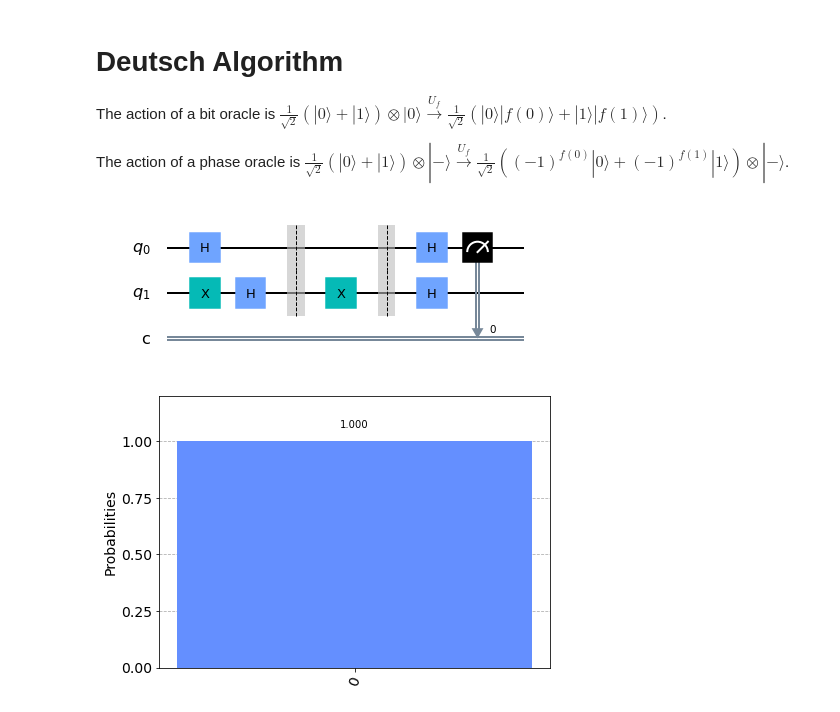
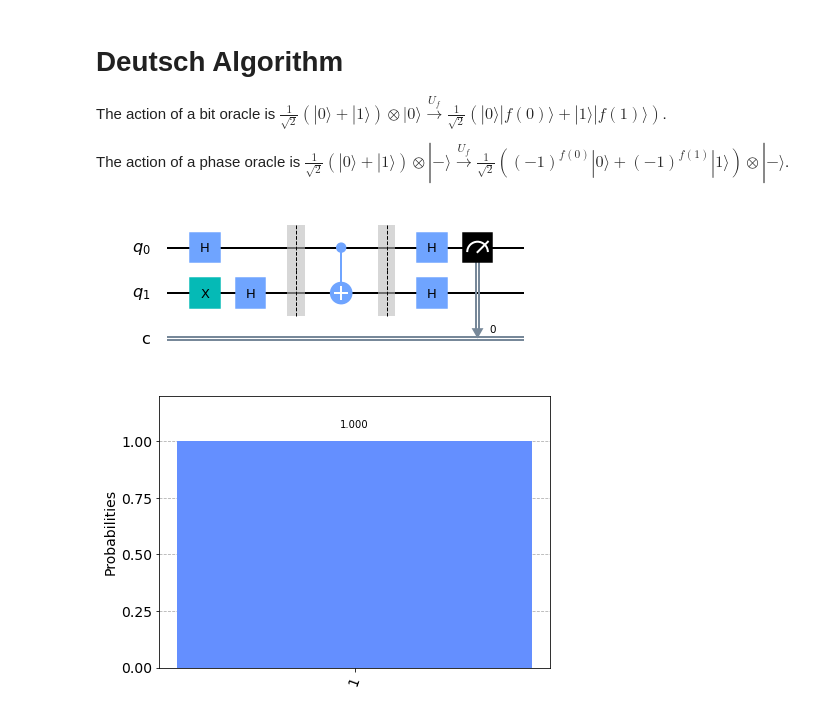
Before and after one commit to gitkarma/quantum-computing-course, a Jupyter notebook: notebooks/algorithms.ipynb, the cells around one changed output. Drawn from its saved outputs; the diff is of its cells as text; code cells hidden in the pictures.

```diff
--- a/notebooks/algorithms.ipynb
+++ b/notebooks/algorithms.ipynb
@@ -102,20 +104,20 @@ The action of a phase oracle is  $\frac{1}{\sqrt{2}}(|0\rangle + |1\rangle)\otim
 # %%
 qc_d = QuantumCircuit(2,1) # (num_qubits, num_bits)
 # last qubit in state |1>
 qc_d.x(1)
 # Hadamard everything before
 qc_d.h(range(2))
 qc_d.barrier()
 # Extend the citcuit with the oracle here
-qc_d.extend(f3_oracle)
+qc_d.extend(f1_oracle)
 qc_d.barrier()
 # Hadamard everything after
 qc_d.h(range(2))
 # Measure all but the last qubit
 qc_d.measure(0,0)
 qc_d.draw(output='mpl')
 # %% [output]
-[figure, old version]
+[figure, new version]
 # %%
 job_d = execute(qc_d.reverse_bits(), backend=QasmSimulator(), shots=1024)
 plot_histogram(job_d.result().get_counts())
```
Also changed, not shown: parts of 3 cells of this notebook, 2 other files.
